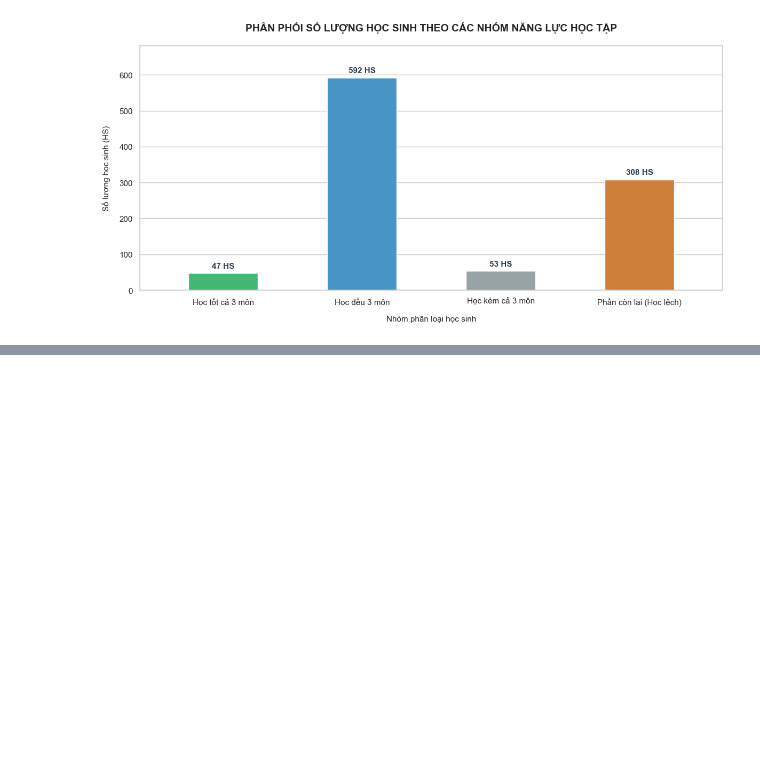
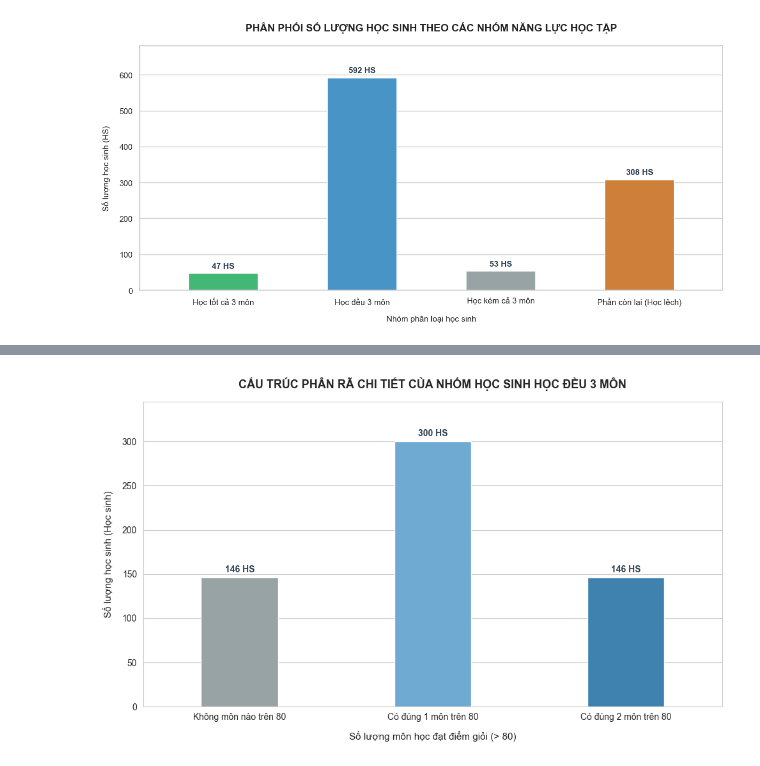
Before and after one commit to EnbacMig21/duan_datahsinh, a Jupyter notebook: phan_tich_data.ipynb, the cells around one changed output, grey strips where cells are left out. Drawn from its saved outputs; the diff is of its cells as text; code cells hidden in the pictures; blank space fills up the shorter version.

```diff
--- a/phan_tich_data.ipynb
+++ b/phan_tich_data.ipynb
@@ -1703,0 +1127,92 @@ plt.show()
+# %%
+import pandas as pd
+import matplotlib.pyplot as plt
+import seaborn as sns
+
+# 1. Đọc file báo cáo dữ liệu của bạn
+df = pd.read_csv('Bao_Cao_Du_Doan_Hoc_Sinh.csv')
+df.columns = df.columns.str.strip().str.lower()
+
+# ==========================================================
+# LỌC ĐÚNG NHÓM HỌC ĐỀU (Theo logic hệ số 0.265 của bạn)
+# ==========================================================
+df['total_score'] = df['math_score'] + df['reading_score'] + df['writing_score']
+df['p_math'] = df['math_score'] / df['total_score']
+df['p_reading'] = df['reading_score'] / df['total_score']
+df['p_writing'] = df['writing_score'] / df['total_score']
+
+def xac_dinh_hoc_deu(row):
+    math, reading, writing = row['math_score'], row['reading_score'], row['writing_score']
+    # Loại bỏ nhóm tốt cả 3 (>80) và kém cả 3 (<70)
+    if math > 80 and reading > 80 and writing > 80: return False
+    if math < 70 and reading < 70 and writing < 70: return False
+    # Kiểm tra điều kiện học đều
+    if row['p_math'] >= 0.265 and row['p_reading'] >= 0.265 and row['p_writing'] >= 0.265:
+        return True
+    return False
+
+# Lọc riêng dữ liệu nhóm học đều
+df_hoc_deu = df[df.apply(xac_dinh_hoc_deu, axis=1)].copy()
+
+# ==========================================================
+# ĐẾM SỐ MÔN ĐẠT ĐIỂM TRÊN 80 CỦA TỪNG HỌC SINH
+# ==========================================================
+df_hoc_deu['math_gt_80'] = df_hoc_deu['math_score'] > 80
+df_hoc_deu['reading_gt_80'] = df_hoc_deu['reading_score'] > 80
+df_hoc_deu['writing_gt_80'] = df_hoc_deu['writing_score'] > 80
+
+# Tổng số môn > 80 của mỗi em (kết quả chỉ có thể là 0, 1, hoặc 2 môn)
+# (Vì kịch bản bằng 3 môn đã bị loại ngay từ đầu ở bước lọc nhóm học tốt)
+df_hoc_deu['so_mon_tren_80'] = df_hoc_deu[['math_gt_80', 'reading_gt_80', 'writing_gt_80']].sum(axis=1)
+
+# Định nghĩa nhãn hiển thị cho biểu đồ
+df_hoc_deu['Phân loại chi tiết'] = df_hoc_deu['so_mon_tren_80'].map({
+    0: 'Không môn nào trên 80',
+    1: 'Có đúng 1 môn trên 80',
+    2: 'Có đúng 2 môn trên 80'
+})
+
+# Thống kê số lượng cụ thể
+df_result = df_hoc_deu['Phân loại chi tiết'].value_counts().reset_index()
+df_result.columns = ['Tiêu chí phân loại', 'Số lượng học sinh']
+
+# Sắp xếp theo thứ tự hiển thị logic
+order_list = ['Không môn nào trên 80', 'Có đúng 1 môn trên 80', 'Có đúng 2 môn trên 80']
+df_result = df_result.set_index('Tiêu chí phân loại').reindex(order_list).reset_index()
+
+print("--- THỐNG KÊ CHI TIẾT BÊN TRONG NHÓM HỌC ĐỀU ---")
+print(df_result.to_string(index=False))
+
+# ==========================================================
+# 3. TRỰC QUAN HÓA BẰNG BIỂU ĐỒ CỘT DỌC
+# ==========================================================
+plt.figure(figsize=(10, 6))
+sns.set_style("whitegrid")
+
+# Bảng màu chuyển tiếp: Xám (Không môn), Xanh nhạt (1 môn), Xanh đậm (2 môn)
+custom_colors = ['#95a5a6', '#5dade2', '#2e86c1']
+
+ax = sns.barplot(data=df_result, x='Tiêu chí phân loại', y='Số lượng học sinh',
+                 palette=custom_colors, width=0.4, edgecolor='white')
+
+# Cấu hình tiêu đề và nhãn
+plt.title('CẤU TRÚC PHÂN RÃ CHI TIẾT CỦA NHÓM HỌC SINH HỌC ĐỀU 3 MÔN', fontsize=13, fontweight='bold', pad=15)
+plt.xlabel('Số lượng môn học đạt điểm giỏi (> 80)', fontsize=11, labelpad=10)
+plt.ylabel('Số lượng học sinh (Học sinh)', fontsize=11, labelpad=10)
+
+# Căn chỉnh giới hạn trục Y tạo không gian ghi số liệu
+plt.ylim(0, df_result['Số lượng học sinh'].max() * 1.15)
+
+# Ghi số lượng học sinh cụ thể lên đầu từng cột
+for p in ax.patches:
+    h = p.get_height()
+    if h > 0:
+        ax.annotate(f'{int(h)} HS',
+                    (p.get_x() + p.get_width() / 2., h),
+                    ha='center', va='bottom',
+                    xytext=(0, 4), textcoords='offset points',
+                    fontsize=10, fontweight='bold', color='#2c3e50')
+
+plt.tight_layout()
+plt.show()
+# %% [output]
@@ -1703,0 +1227 @@ plt.show()
+[figure, added]
```
Also changed, not shown: parts of 28 cells of this notebook.
